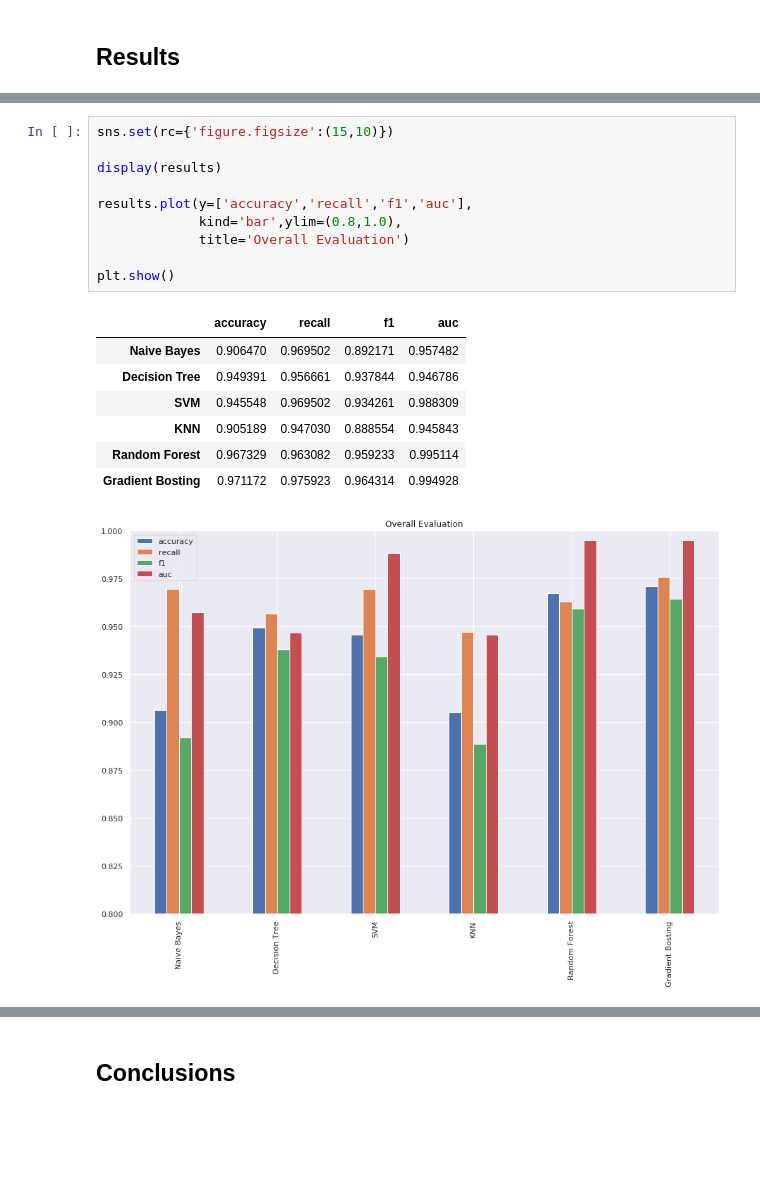
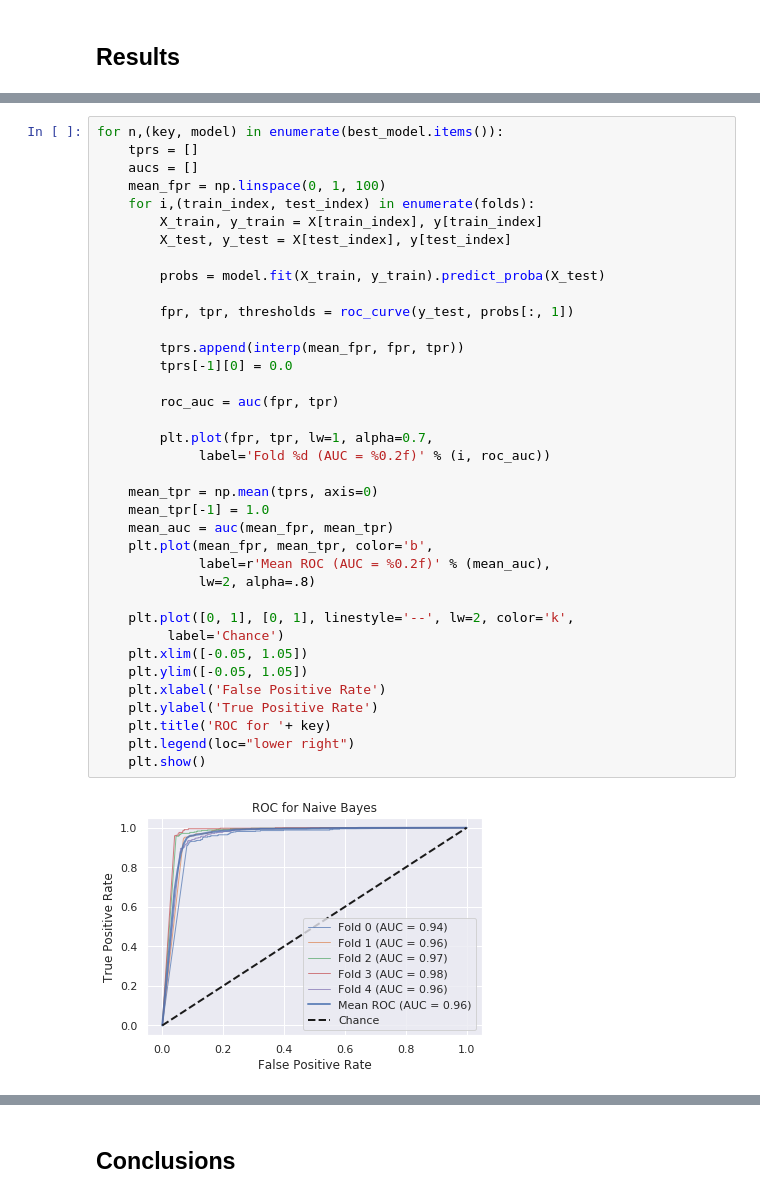
Before and after one commit to matheusfebarbosa/statistical-learning-assignment, a Jupyter notebook: koi_prediction.ipynb, the cells around one changed output, grey strips where cells are left out. Saved outputs shown, nothing was run; the diff lists cells and outputs as text; blank space fills up the shorter version.

```diff
--- a/koi_prediction.ipynb
+++ b/koi_prediction.ipynb
@@ -374,19 +341,39 @@ plt.show()
-# %%
-sns.set(rc={'figure.figsize':(15,10)})
-
-display(results)
-
-results.plot(y=['accuracy','recall','f1','auc'],
-             kind='bar',ylim=(0.8,1.0),
-             title='Overall Evaluation')
-
-plt.show()
-# %% [output]
-|  | accuracy | recall | f1 | auc |
-| Naive Bayes | 0.906470 | 0.969502 | 0.892171 | 0.957482 |
-| Decision Tree | 0.949391 | 0.956661 | 0.937844 | 0.946786 |
-| SVM | 0.945548 | 0.969502 | 0.934261 | 0.988309 |
-| KNN | 0.905189 | 0.947030 | 0.888554 | 0.945843 |
-| Random Forest | 0.967329 | 0.963082 | 0.959233 | 0.995114 |
-| Gradient Bosting | 0.971172 | 0.975923 | 0.964314 | 0.994928 |
-[figure, removed]
+# %%
+for n,(key, model) in enumerate(best_model.items()):
+    tprs = []
+    aucs = []
+    mean_fpr = np.linspace(0, 1, 100)
+    for i,(train_index, test_index) in enumerate(folds):
+        X_train, y_train = X[train_index], y[train_index]
+        X_test, y_test = X[test_index], y[test_index]
+
+        probs = model.fit(X_train, y_train).predict_proba(X_test)
+
+        fpr, tpr, thresholds = roc_curve(y_test, probs[:, 1])
+
+        tprs.append(interp(mean_fpr, fpr, tpr))
+        tprs[-1][0] = 0.0
+
+        roc_auc = auc(fpr, tpr)
+
+        plt.plot(fpr, tpr, lw=1, alpha=0.7,
+             label='Fold %d (AUC = %0.2f)' % (i, roc_auc))
+
+    mean_tpr = np.mean(tprs, axis=0)
+    mean_tpr[-1] = 1.0
+    mean_auc = auc(mean_fpr, mean_tpr)
+    plt.plot(mean_fpr, mean_tpr, color='b',
+             label=r'Mean ROC (AUC = %0.2f)' % (mean_auc),
+             lw=2, alpha=.8)
+
+    plt.plot([0, 1], [0, 1], linestyle='--', lw=2, color='k',
+         label='Chance')
+    plt.xlim([-0.05, 1.05])
+    plt.ylim([-0.05, 1.05])
+    plt.xlabel('False Positive Rate')
+    plt.ylabel('True Positive Rate')
+    plt.title('ROC for '+ key)
+    plt.legend(loc="lower right")
+    plt.show()
+# %% [output]
+[figure, added]
```
Also changed, not shown: parts of 31 cells of this notebook.
